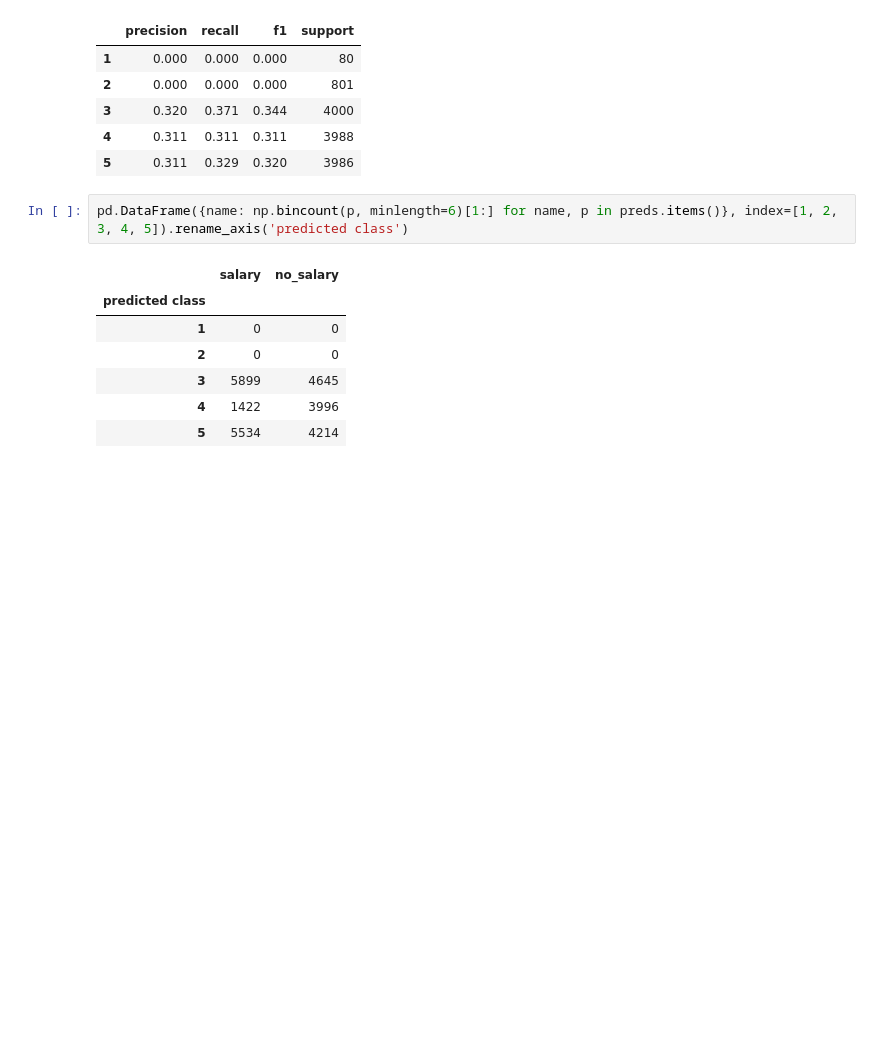
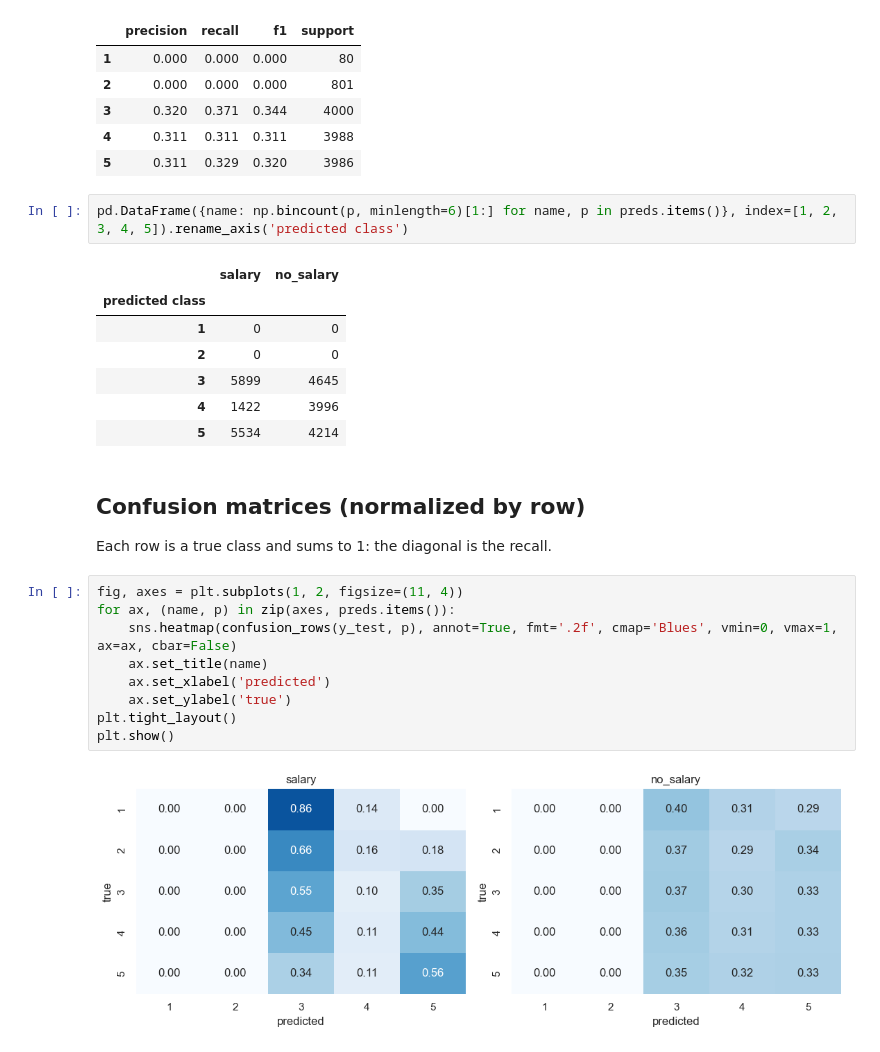
Before and after one commit to mathura-snth/Employee-Perf-Prediction, a Jupyter notebook: notebooks/7-baseline.ipynb, the cells around one changed output. Saved outputs shown, nothing was run; the diff lists cells and outputs as text; blank space fills up the shorter version.

Commit message:
ajout res + mat de confusion

```diff
--- a/notebooks/7-baseline.ipynb
+++ b/notebooks/7-baseline.ipynb
@@ -80,3 +80,18 @@ pd.DataFrame({name: np.bincount(p, minlength=6)[1:] for name, p in preds.items()
 | 3 | 5899 | 4645 |
 | 4 | 1422 | 3996 |
 | 5 | 5534 | 4214 |
+# %% [markdown]
+## Confusion matrices (normalized by row)
+
+Each row is a true class and sums to 1: the diagonal is the recall.
+# %%
+fig, axes = plt.subplots(1, 2, figsize=(11, 4))
+for ax, (name, p) in zip(axes, preds.items()):
+    sns.heatmap(confusion_rows(y_test, p), annot=True, fmt='.2f', cmap='Blues', vmin=0, vmax=1, ax=ax, cbar=False)
+    ax.set_title(name)
+    ax.set_xlabel('predicted')
+    ax.set_ylabel('true')
+plt.tight_layout()
+plt.show()
+# %% [output]
+[figure, added]
```
Also changed, not shown: parts of 1 cell of this notebook.
